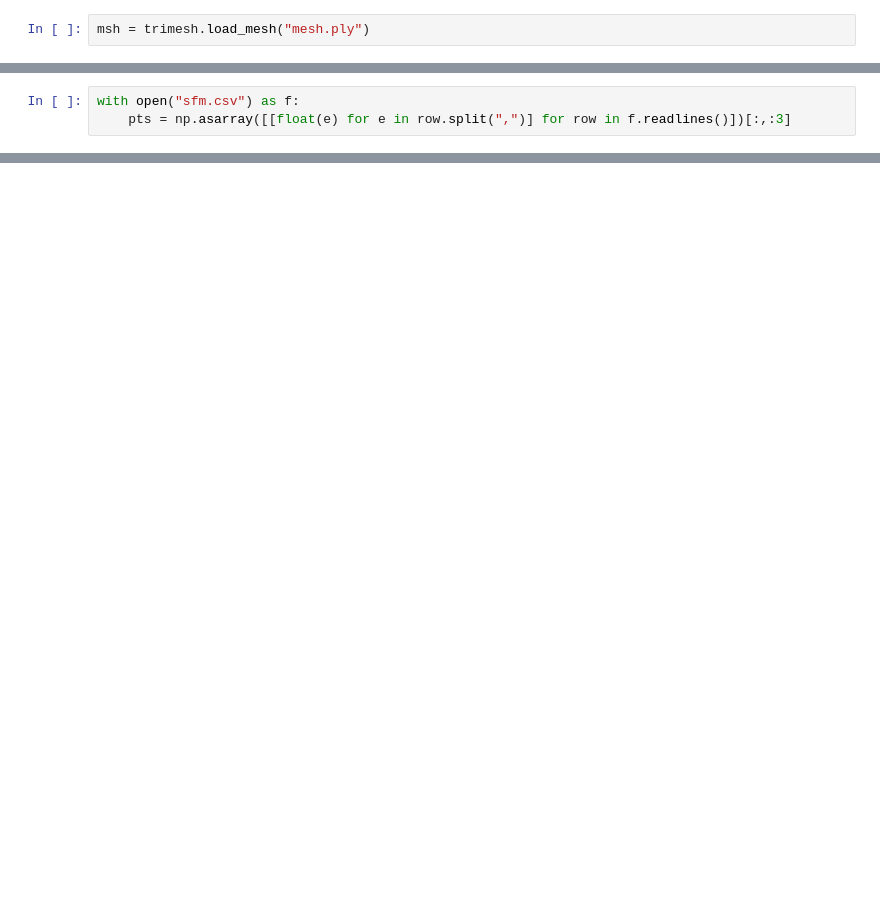
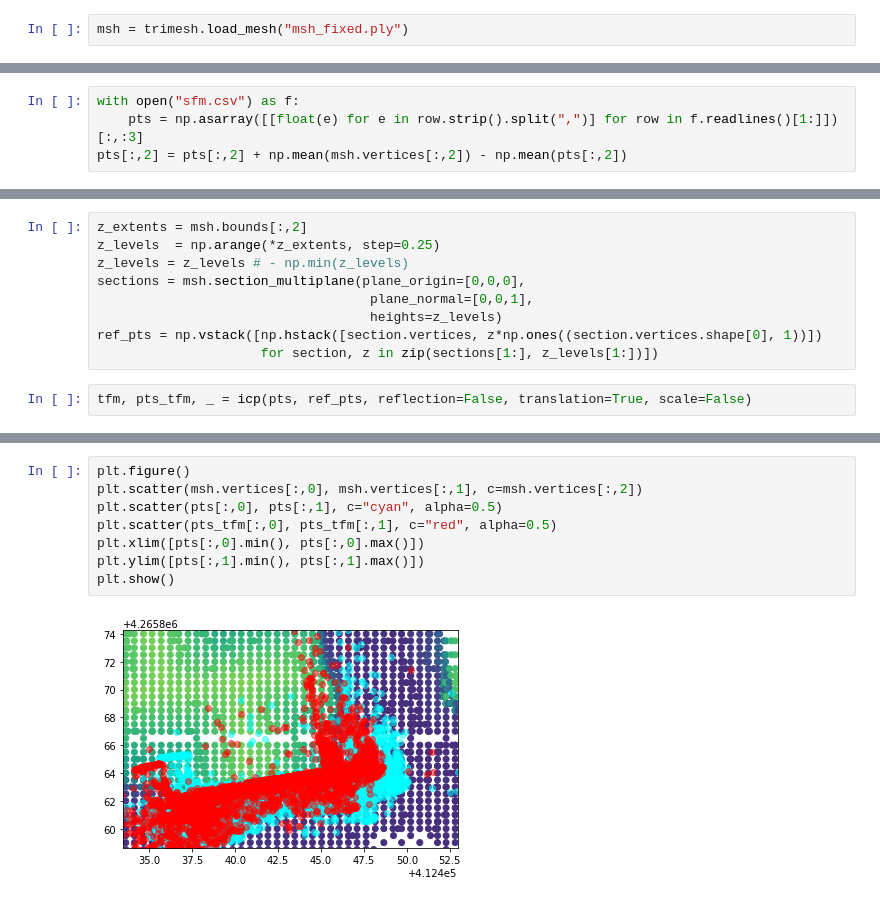
Before and after one commit to pixel8earth/salida_lidar, a Jupyter notebook: trimesh.ipynb, the cells around one changed output, grey strips where cells are left out. Cells and saved outputs as stored; diff of their text form; blank space fills up the shorter version.

```diff
--- a/trimesh.ipynb
+++ b/trimesh.ipynb
@@ -10,2 +7,2 @@ ModuleNotFoundError: No module named 'svg'
 # %%
-msh = trimesh.load_mesh("mesh.ply")
+msh = trimesh.load_mesh("msh_fixed.ply")
@@ -16,3 +9,4 @@ msh.show()
 # %%
 with open("sfm.csv") as f:
-    pts = np.asarray([[float(e) for e in row.split(",")] for row in f.readlines()])[:,:3]
+    pts = np.asarray([[float(e) for e in row.strip().split(",")] for row in f.readlines()[1:]])[:,:3]
+pts[:,2] = pts[:,2] + np.mean(msh.vertices[:,2]) - np.mean(pts[:,2])
@@ -69,3 +13,14 @@ array([[ 6.93888896e-01, -1.42309124e-02, -5.03253303e-02,
+# %%
+z_extents = msh.bounds[:,2]
+z_levels  = np.arange(*z_extents, step=0.25)
+z_levels = z_levels # - np.min(z_levels)
+sections = msh.section_multiplane(plane_origin=[0,0,0],
+                                   plane_normal=[0,0,1],
+                                   heights=z_levels)
+ref_pts = np.vstack([np.hstack([section.vertices, z*np.ones((section.vertices.shape[0], 1))])
+                     for section, z in zip(sections[1:], z_levels[1:])])
+# %%
+tfm, pts_tfm, _ = icp(pts, ref_pts, reflection=False, translation=True, scale=False)
 # %%
 print(tfm)
 # %% [output]
@@ -75,0 +35,10 @@ print(tfm)
+# %%
+plt.figure()
+plt.scatter(msh.vertices[:,0], msh.vertices[:,1], c=msh.vertices[:,2])
+plt.scatter(pts[:,0], pts[:,1], c="cyan", alpha=0.5)
+plt.scatter(pts_tfm[:,0], pts_tfm[:,1], c="red", alpha=0.5)
+plt.xlim([pts[:,0].min(), pts[:,0].max()])
+plt.ylim([pts[:,1].min(), pts[:,1].max()])
+plt.show()
+# %% [output]
+[figure, added]
```
Also changed, not shown: parts of 8 cells of this notebook.
